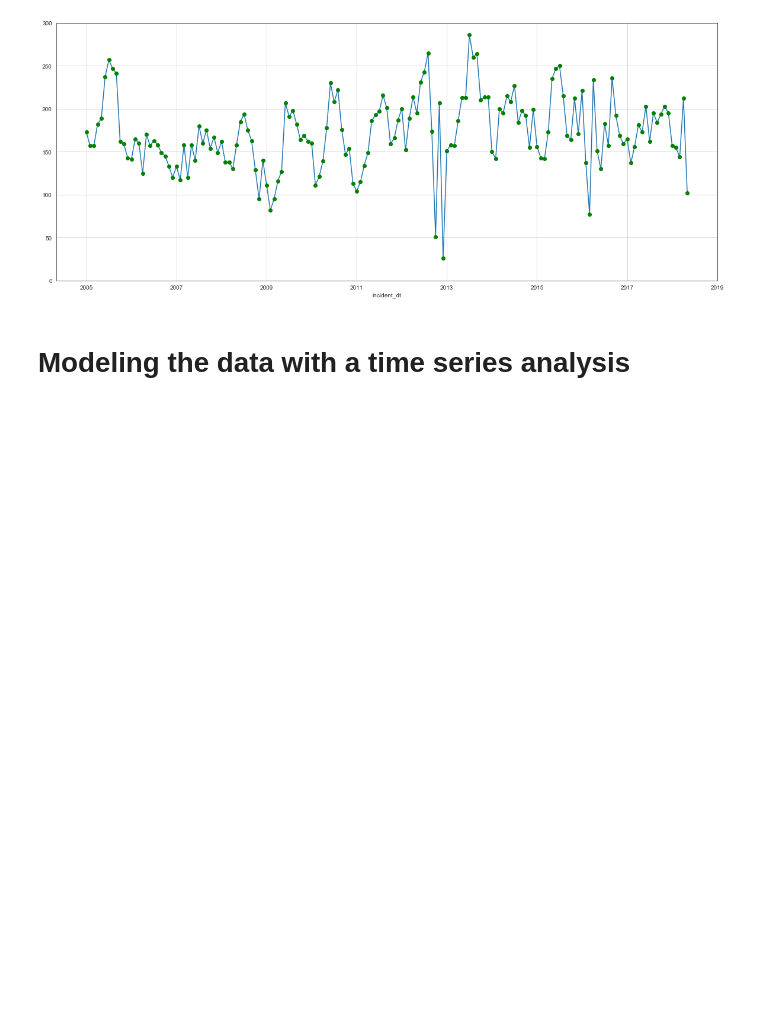
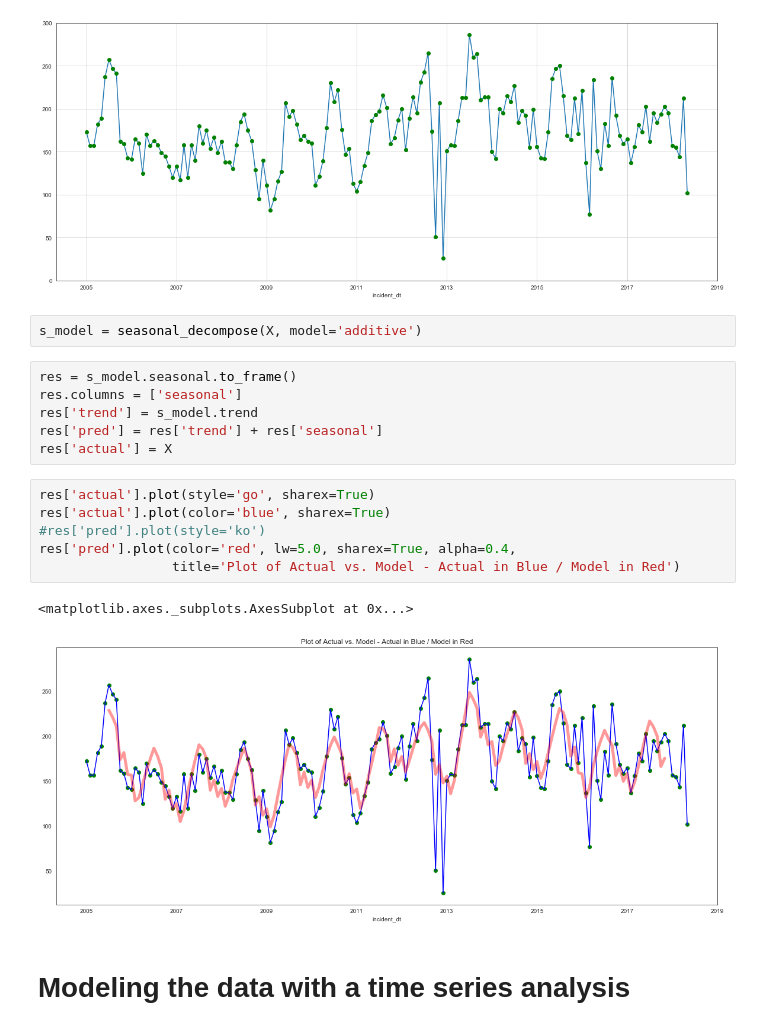
Before and after one commit to lotusflyer/hack_2018, a Jupyter notebook: NB4 time series analysis for larceny data.ipynb, the cells around one changed output. Saved outputs shown, nothing was run; the diff lists cells and outputs as text; blank space fills up the shorter version.

Commit message:
made the sample notebooks nicer -- added seasonality analysis

```diff
--- a/NB4 time series analysis for larceny data.ipynb
+++ b/NB4 time series analysis for larceny data.ipynb
@@ -58,6 +65,23 @@ X.plot(style='go', grid=True)
 # %% [output]
 <matplotlib.axes._subplots.AxesSubplot at 0x...>
 [figure]
+# %%
+s_model = seasonal_decompose(X, model='additive')
+# %%
+res = s_model.seasonal.to_frame()
+res.columns = ['seasonal']
+res['trend'] = s_model.trend
+res['pred'] = res['trend'] + res['seasonal']
+res['actual'] = X
+# %%
+res['actual'].plot(style='go', sharex=True)
+res['actual'].plot(color='blue', sharex=True)
+#res['pred'].plot(style='ko')
+res['pred'].plot(color='red', lw=5.0, sharex=True, alpha=0.4,
+                 title='Plot of Actual vs. Model - Actual in Blue / Model in Red')
+# %% [output]
+<matplotlib.axes._subplots.AxesSubplot at 0x...>
+[figure, added]
 # %% [markdown]
 # Modeling the data with a time series analysis
 # %% [markdown]
```
Also changed, not shown: parts of 12 cells of this notebook, 1 other file.
